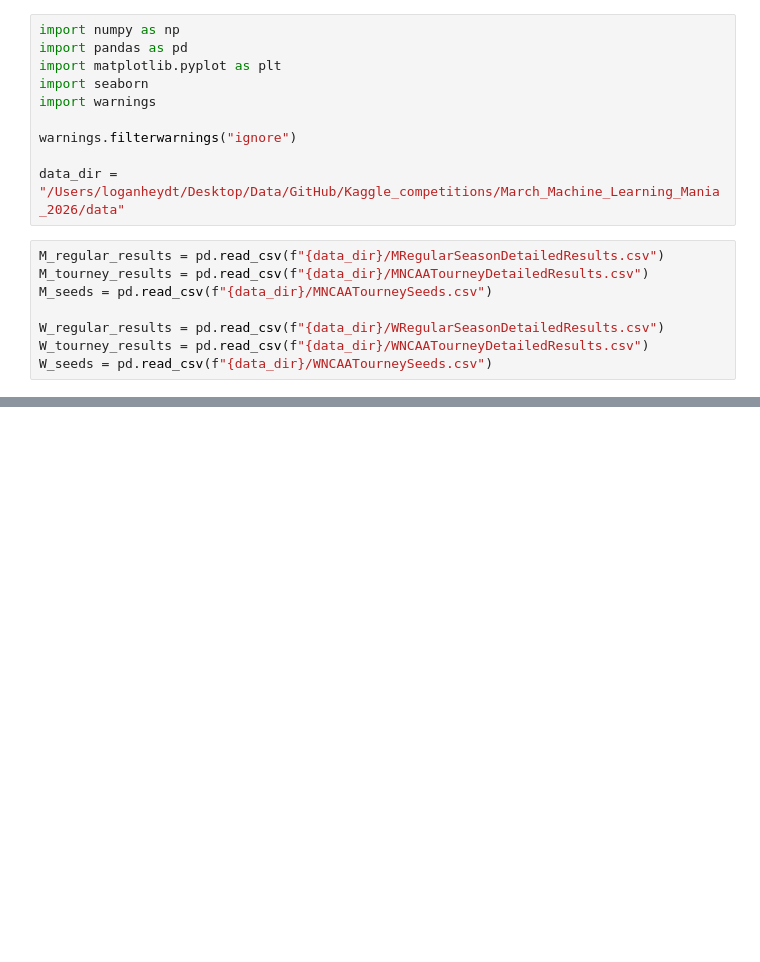
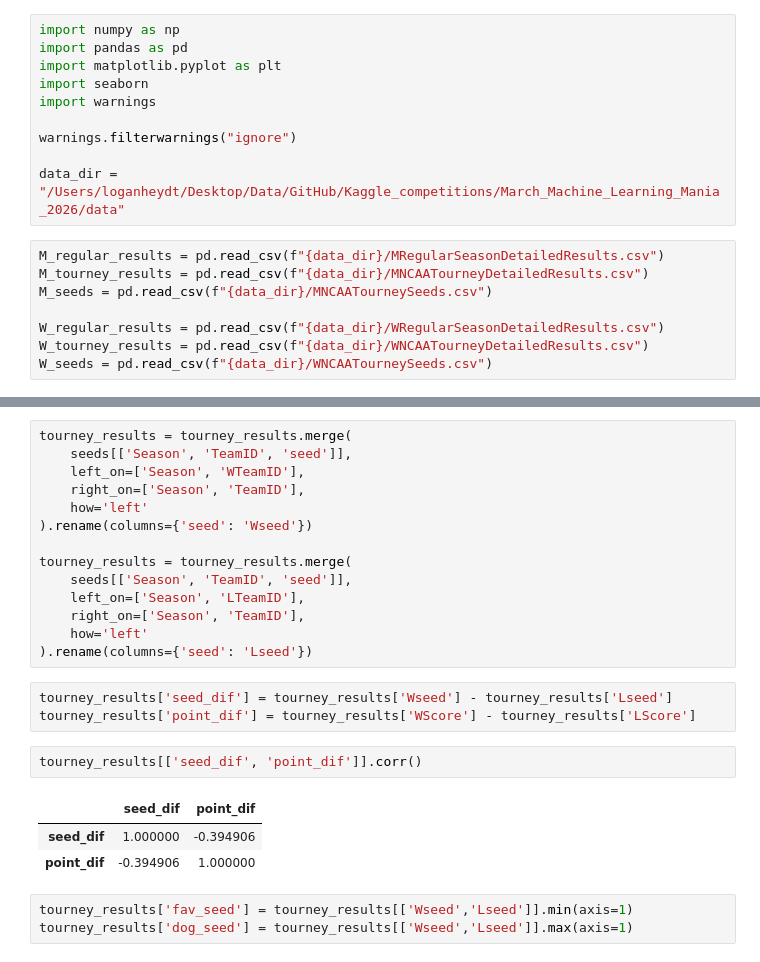
Before and after one commit to logan-heydt/Kaggle_competitions, a Jupyter notebook: March_Machine_Learning_Mania_2026/src/exploration.ipynb, the cells around one changed output, grey strips where cells are left out. Drawn from its saved outputs; the diff is of its cells as text; blank space fills up the shorter version.

```diff
--- a/March_Machine_Learning_Mania_2026/src/exploration.ipynb
+++ b/March_Machine_Learning_Mania_2026/src/exploration.ipynb
@@ -60,0 +126,26 @@ plt.show()
+# %%
+tourney_results = tourney_results.merge(
+    seeds[['Season', 'TeamID', 'seed']],
+    left_on=['Season', 'WTeamID'],
+    right_on=['Season', 'TeamID'],
+    how='left'
+).rename(columns={'seed': 'Wseed'})
+
+tourney_results = tourney_results.merge(
+    seeds[['Season', 'TeamID', 'seed']],
+    left_on=['Season', 'LTeamID'],
+    right_on=['Season', 'TeamID'],
+    how='left'
+).rename(columns={'seed': 'Lseed'})
+# %%
+tourney_results['seed_dif'] = tourney_results['Wseed'] - tourney_results['Lseed']
+tourney_results['point_dif'] = tourney_results['WScore'] - tourney_results['LScore']
+# %%
+tourney_results[['seed_dif', 'point_dif']].corr()
+# %% [output]
+|  | seed_dif | point_dif |
+| seed_dif | 1.000000 | -0.394906 |
+| point_dif | -0.394906 | 1.000000 |
+# %%
+tourney_results['fav_seed'] = tourney_results[['Wseed','Lseed']].min(axis=1)
+tourney_results['dog_seed'] = tourney_results[['Wseed','Lseed']].max(axis=1)
```
Also changed, not shown: parts of 11 cells of this notebook.
